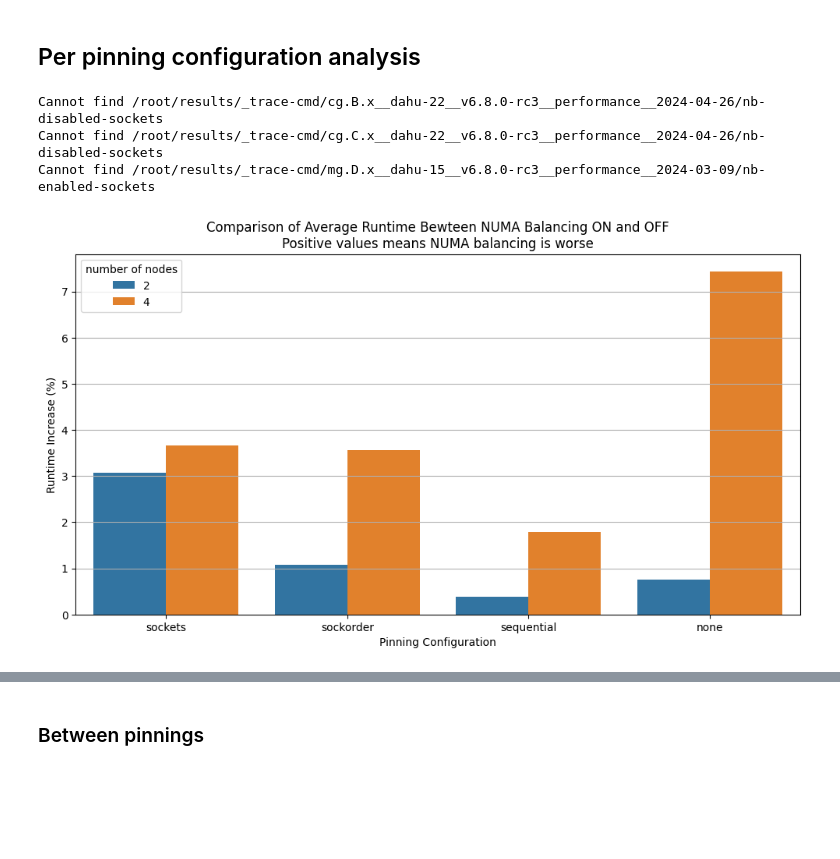
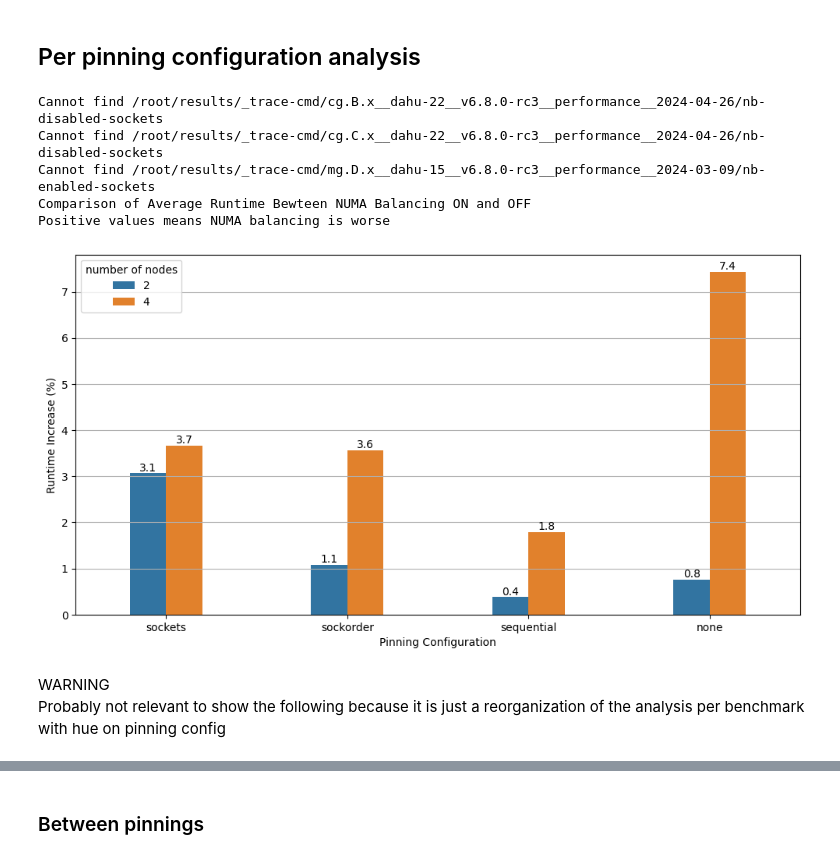
Before and after one commit to clementgd/INRIA-scripts, a Jupyter notebook: ircvm/exploration_final.ipynb, the cells around one changed output, grey strips where cells are left out. Drawn from its saved outputs; the diff is of its cells as text; code cells hidden in the pictures; blank space fills up the shorter version.

```diff
--- a/ircvm/exploration_final.ipynb
+++ b/ircvm/exploration_final.ipynb
@@ -542,36 +486,43 @@ def compare_numab_per_pinning_per_machine_type(benchmarks: List[Tuple[str, int]]
     for name, n_nodes in benchmarks:
         var_per_pinning = compute_nb_variation_per_pinning_for_benchmark(in_trace_cmd_dir(name))
         for pinning_name, (variation, n, avg) in var_per_pinning.items():
             nodes_values.append(n_nodes)
             benchmark_values.append(name)
             variation_values.append(variation)
             pinning_values.append(pinning_name)
 
     data_df = pd.DataFrame({
         "number of nodes": nodes_values,
         "benchmark": benchmark_values,
         "variation": variation_values,
         "pinning": pinning_values
     })
     aggregate_df = data_df.groupby(['pinning', 'number of nodes']).agg(average_var=("variation", "mean"))
 
 
     keys = list(omp_pinnings.keys())
-    sns.barplot(x='pinning', y='average_var', order=keys, hue='number of nodes', data=aggregate_df, palette='tab10')
+    ax = sns.barplot(x='pinning', y='average_var', order=keys, hue='number of nodes', data=aggregate_df, palette='tab10', width=0.4)
+    for container in ax.containers:
+        ax.bar_label(container, fmt='%.1f')
     plt.gcf().set_size_inches(w, h)
     plt.grid(axis='y')
     plt.xlabel('Pinning Configuration')
     plt.ylabel('Runtime Increase (%)')
-    plt.title(f'Comparison of Average Runtime Bewteen NUMA Balancing ON and OFF\nPositive values means NUMA balancing is worse')
+    print(f'Comparison of Average Runtime Bewteen NUMA Balancing ON and OFF\nPositive values means NUMA balancing is worse')
     plt.show()
 
 
 compare_numab_per_pinning_per_machine_type(combined_benchmarks)
 # %% [output]
 Cannot find /root/results/_trace-cmd/cg.B.x__dahu-22__v6.8.0-rc3__performance__2024-04-26/nb-disabled-sockets
 Cannot find /root/results/_trace-cmd/cg.C.x__dahu-22__v6.8.0-rc3__performance__2024-04-26/nb-disabled-sockets
 Cannot find /root/results/_trace-cmd/mg.D.x__dahu-15__v6.8.0-rc3__performance__2024-03-09/nb-enabled-sockets
+Comparison of Average Runtime Bewteen NUMA Balancing ON and OFF
+Positive values means NUMA balancing is worse
-[figure, old version]
+[figure, new version]
+# %% [markdown]
+WARNING \
+Probably not relevant to show the following because it is just a reorganization of the analysis per benchmark with hue on pinning config
 # %%
 def compare_numab_per_pinning_per_benchmark(benchmarks_names: List[str], n_nodes: int, w = 12, h = 6):
     # combined_results = {pinning_name: [0.0, 0.0] for pinning_name in omp_pinnings}
```
Also changed, not shown: parts of 7 cells of this notebook, 2 other files.
